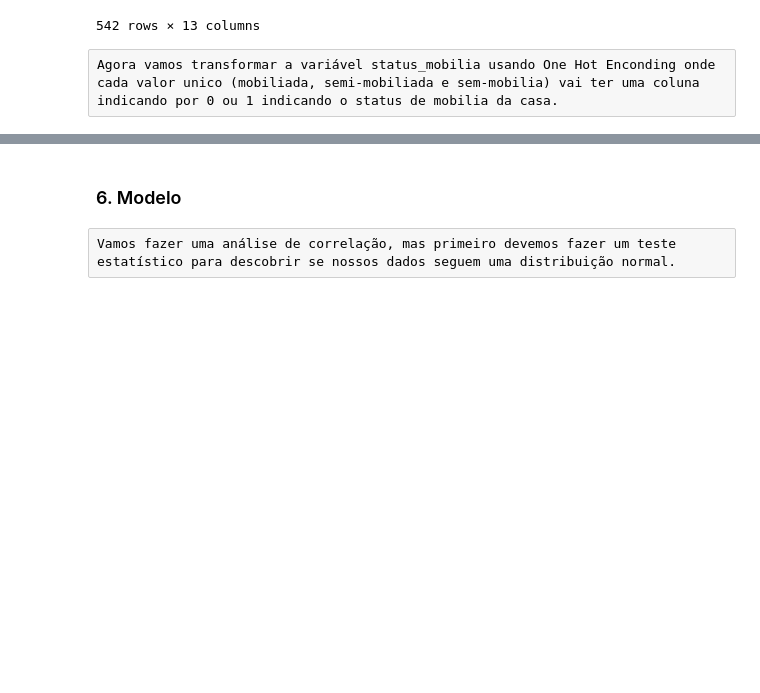
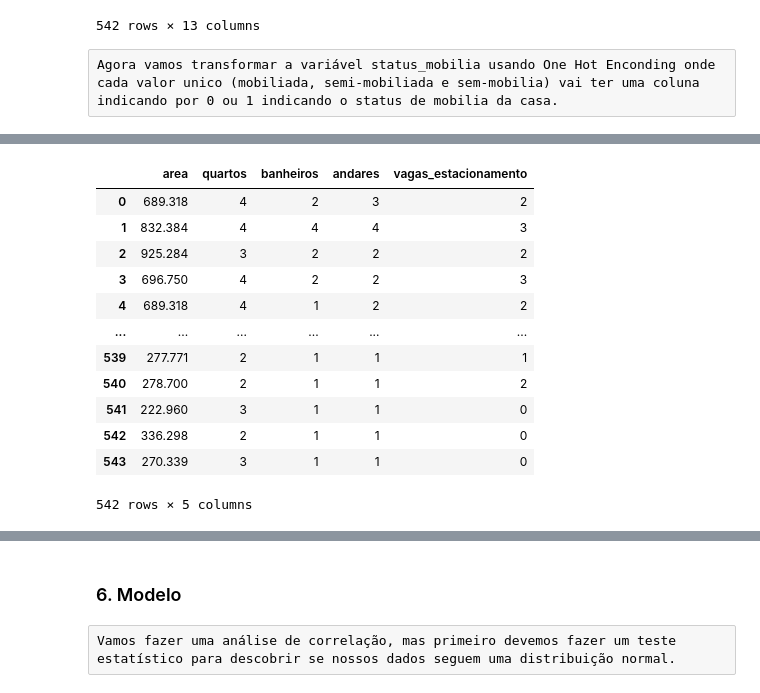
Before and after one commit to hugogsmendes/Houses-prediction, a Jupyter notebook: models_ml/model.ipynb, the cells around one changed output, grey strips where cells are left out. Cells and saved outputs as stored; diff of their text form; code cells hidden in the pictures; blank space fills up the shorter version.

```diff
--- a/models_ml/model.ipynb
+++ b/models_ml/model.ipynb
@@ -556,0 +566,17 @@ round(colunas_normalizadas.describe(),2) # Minimo 0 e Máximo 1
+# %%
+# Colunas não binárias que vão passar pela padronização
+X[colunas_nao_binarias]
+# %% [output]
+|  | area | quartos | banheiros | andares | vagas_estacionamento |
+| 0 | 689.318 | 4 | 2 | 3 | 2 |
+| 1 | 832.384 | 4 | 4 | 4 | 3 |
+| 2 | 925.284 | 3 | 2 | 2 | 2 |
+| 3 | 696.750 | 4 | 2 | 2 | 3 |
+| 4 | 689.318 | 4 | 1 | 2 | 2 |
+| ... | ... | ... | ... | ... | ... |
+| 539 | 277.771 | 2 | 1 | 1 | 1 |
+| 540 | 278.700 | 2 | 1 | 1 | 2 |
+| 541 | 222.960 | 3 | 1 | 1 | 0 |
+| 542 | 336.298 | 2 | 1 | 1 | 0 |
+| 543 | 270.339 | 3 | 1 | 1 | 0 |
+542 rows × 5 columns
```
Also changed, not shown: parts of 30 cells of this notebook.
